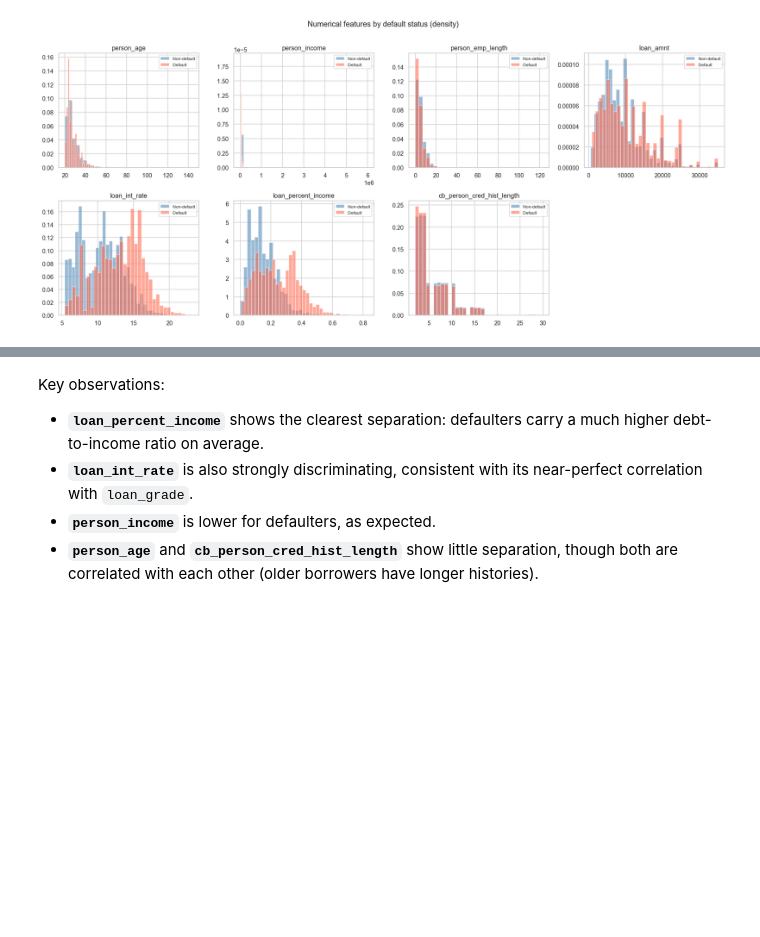
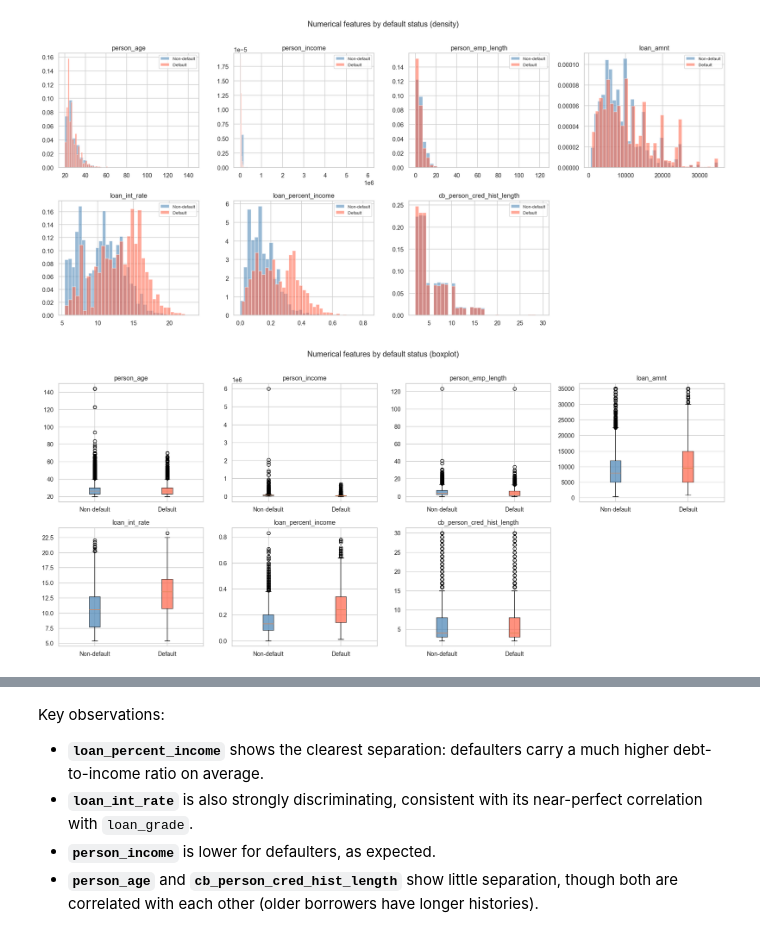
Before and after one commit to RedaAllab/credit-risk-classification, a Jupyter notebook: notebooks/credit_risk_eda.ipynb, the cells around one changed output, grey strips where cells are left out. Saved outputs shown, nothing was run; the diff lists cells and outputs as text; code cells hidden in the pictures; blank space fills up the shorter version.

```diff
--- a/notebooks/credit_risk_eda.ipynb
+++ b/notebooks/credit_risk_eda.ipynb
@@ -253,21 +253,23 @@ plt.show()
 # %%
 fig, axes = plt.subplots(2, 4, figsize=(18, 8))
 axes = axes.flatten()
 
 for ax, col in zip(axes, num_cols):
     data_to_plot = [df.loc[df['loan_status'] == s, col].dropna().values
                     for s in [0, 1]]
     bp = ax.boxplot(data_to_plot, patch_artist=True,
-                    labels=['Non-default', 'Default'])
+                    tick_labels=['Non-default', 'Default'])
     for patch, color in zip(bp['boxes'], ['steelblue', 'tomato']):
         patch.set_facecolor(color)
         patch.set_alpha(0.7)
     ax.set_title(col)
 
 axes[-1].set_visible(False)
 plt.suptitle('Numerical features by default status (boxplot)', fontsize=14, y=1.01)
 plt.tight_layout()
 plt.show()
+# %% [output]
+[figure, added]
 # %%
 # Mean comparison table
 summary = df.groupby('loan_status')[num_cols].mean().T.round(2)
```
Also changed, not shown: parts of 13 cells of this notebook, 3 other files.
